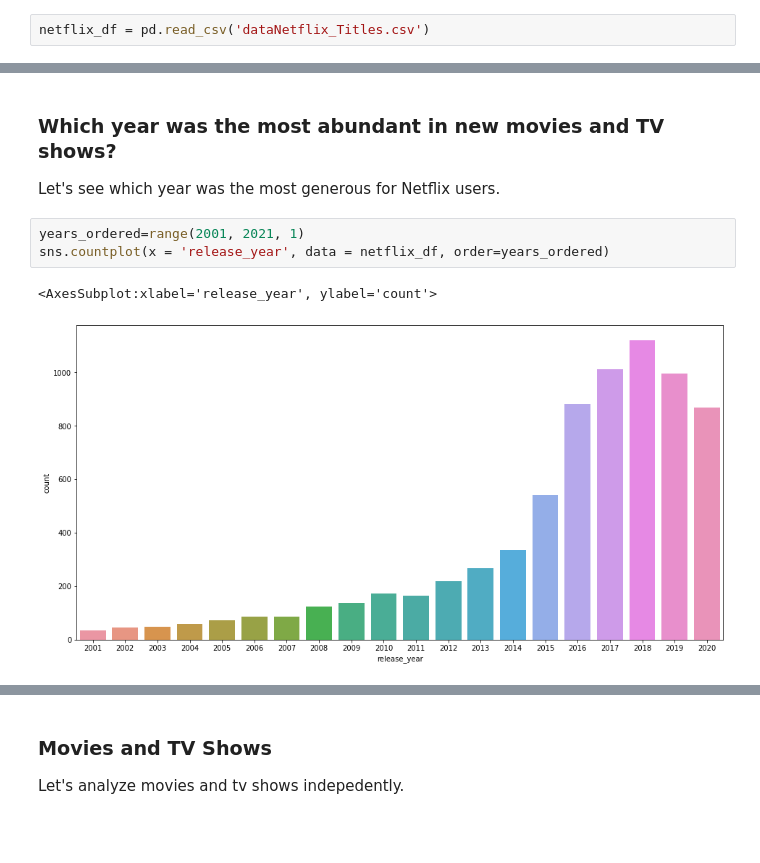
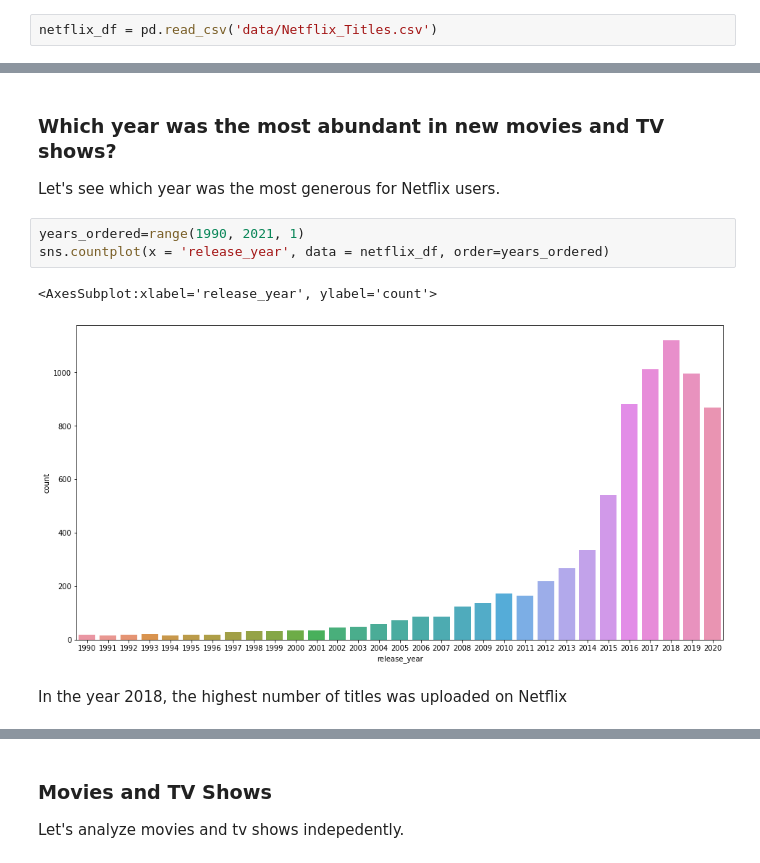
Before and after one commit to islazykv/data-science, a Jupyter notebook: data-analysis/general/netflix.ipynb, the cells around one changed output, grey strips where cells are left out. Drawn from its saved outputs; the diff is of its cells as text; blank space fills up the shorter version.

```diff
--- a/data-analysis/general/netflix.ipynb
+++ b/data-analysis/general/netflix.ipynb
@@ -21,7 +21,7 @@ plt.rcParams['figure.figsize'] = [16, 8]
 ### Preview of The Data
 Checking the consistency of the dataset.
 # %%
-netflix_df = pd.read_csv('dataNetflix_Titles.csv')
+netflix_df = pd.read_csv('data/Netflix_Titles.csv')
 # %%
 netflix_df.head(5)
 # %% [output]
@@ -108,8 +110,10 @@ The winner is the United States followed by India. Hollywood and Bollywood oblig
 ### Which year was the most abundant in new movies and TV shows?
 Let's see which year was the most generous for Netflix users.
 # %%
-years_ordered=range(2001, 2021, 1)
+years_ordered=range(1990, 2021, 1)
 sns.countplot(x = 'release_year', data = netflix_df, order=years_ordered)
 # %% [output]
 <AxesSubplot:xlabel='release_year', ylabel='count'>
-[figure, old version]
+[figure, new version]
+# %% [markdown]
+In the year 2018, the highest number of titles was uploaded on Netflix
```
Also changed, not shown: parts of 18 cells of this notebook.
